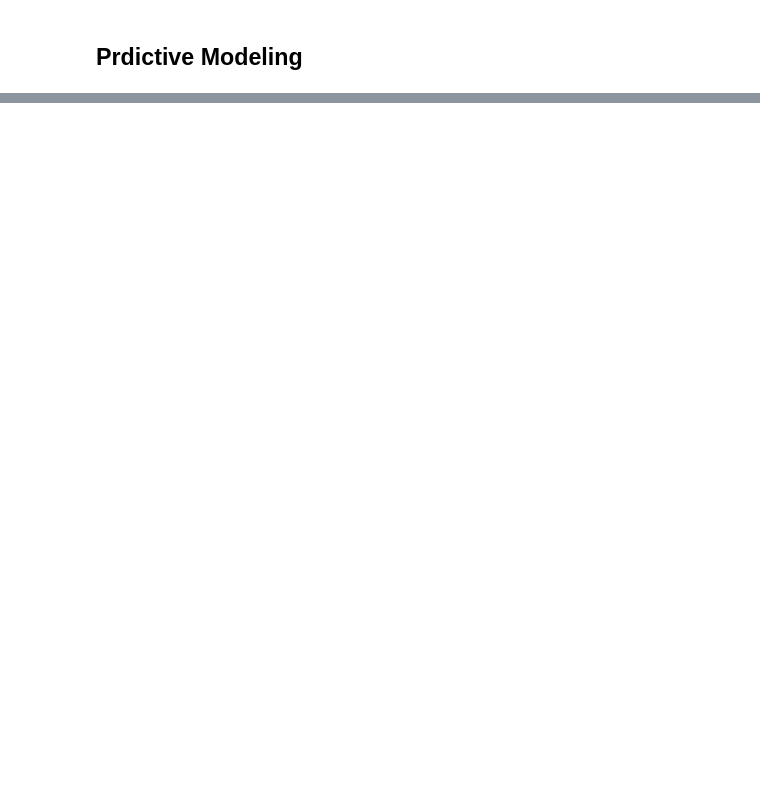
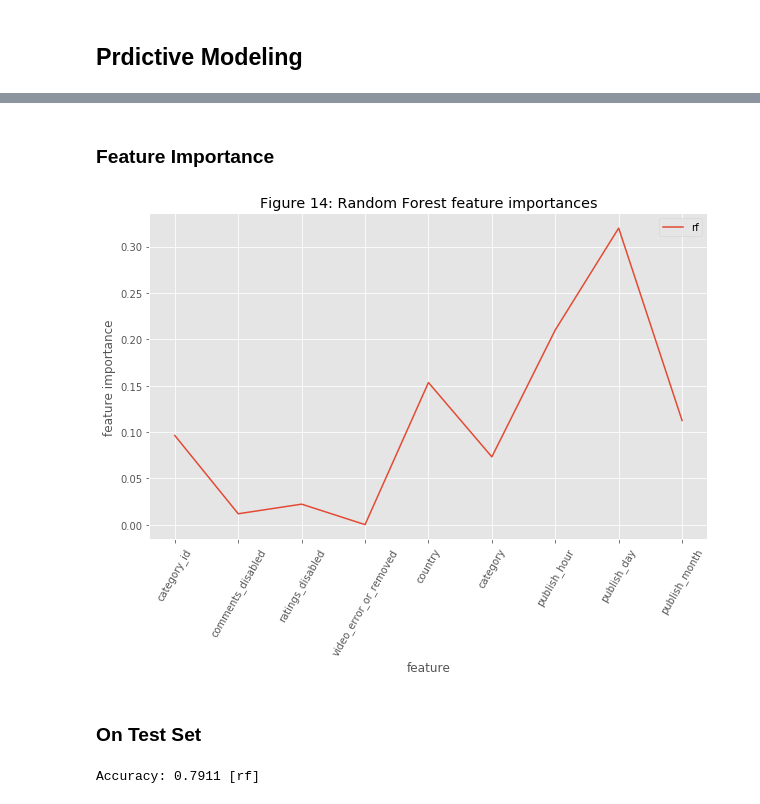
Before and after one commit to sully117/SVNT-TAP, a Jupyter notebook: Team 3/Data Science/JIALE_QIN_DS Submission.ipynb, the cells around one changed output, grey strips where cells are left out. Drawn from its saved outputs; the diff is of its cells as text; code cells hidden in the pictures; blank space fills up the shorter version.

```diff
--- a/Team 3/Data Science/JIALE_QIN_DS Submission.ipynb
+++ b/Team 3/Data Science/JIALE_QIN_DS Submission.ipynb
@@ -254,0 +271,2 @@ plt.show()
+# %%
+dfs.drop(columns=['publish_time'], axis=1, inplace=True)
@@ -254,0 +284,4 @@ plt.show()
+# %%
+le = preprocessing.LabelEncoder()
+le.fit(dfs['category'])
+dfs['category'] = le.transform(dfs['category'])
@@ -318,0 +356,30 @@ ValueError: could not convert string to float: 'NC-TF0SPzzM'
+# %%
+# Random Forest outperforms!!!!
+
+from sklearn.model_selection import GridSearchCV
+# Random Forest hyperparameters
+rf_params = {
+    'n_estimators': [300],
+    'max_depth': [None],
+    'min_samples_split': [3],
+    'min_samples_leaf':[2]
+}
+
+# models
+rf_clf = RandomForestClassifier
+
+# pairs list
+clf_params = [(rf_clf,rf_params)]
+
+# hyperparameter tuning
+tune_results = {}
+
+for clf, params in clf_params:
+
+    start = time.time()
+    tune = GridSearchCV(clf(),params,scoring="accuracy",cv=3,verbose=True,n_jobs=-1)
+    tune.fit(X_train, y_train)
+    best_estimator = tune.best_estimator_
+    best_params = tune.best_params_
+    best_score = tune.best_score_
+    tune_results[clf] = (best_estimator, best_params, best_score, (time.time()-start)/60)
@@ -318,0 +406,24 @@ ValueError: could not convert string to float: 'NC-TF0SPzzM'
+# %% [markdown]
+### Feature Importance
+# %%
+predictors = [x for x in dfs.columns if x != 'is_popular']
+# show feature importances
+feature_importance = pd.DataFrame(predictors, columns=['feature'])
+feature_importance['rf'] = tune_results[rf_clf][0].feature_importances_
+feature_importance.plot(x='feature',y=['rf'],xticks=range(len(predictors)),rot=60,figsize=(10,6))
+plt.ylabel('feature importance')
+plt.title("Figure 14: Random Forest feature importances")
+plt.show()
+# %% [output]
+[figure, added]
+# %% [markdown]
+### On Test Set
+# %%
+# individuals
+model_labels = ['rf']
+all_clfs = [x[0] for x in clf_params]
+
+for clf, label in zip(all_clfs, model_labels):
+    print ("Accuracy: %0.4f [%s]" %(tune_results[clf][0].score(X_test, y_test), label))
+# %% [output]
+Accuracy: 0.7911 [rf]
```
Also changed, not shown: parts of 23 cells of this notebook.
